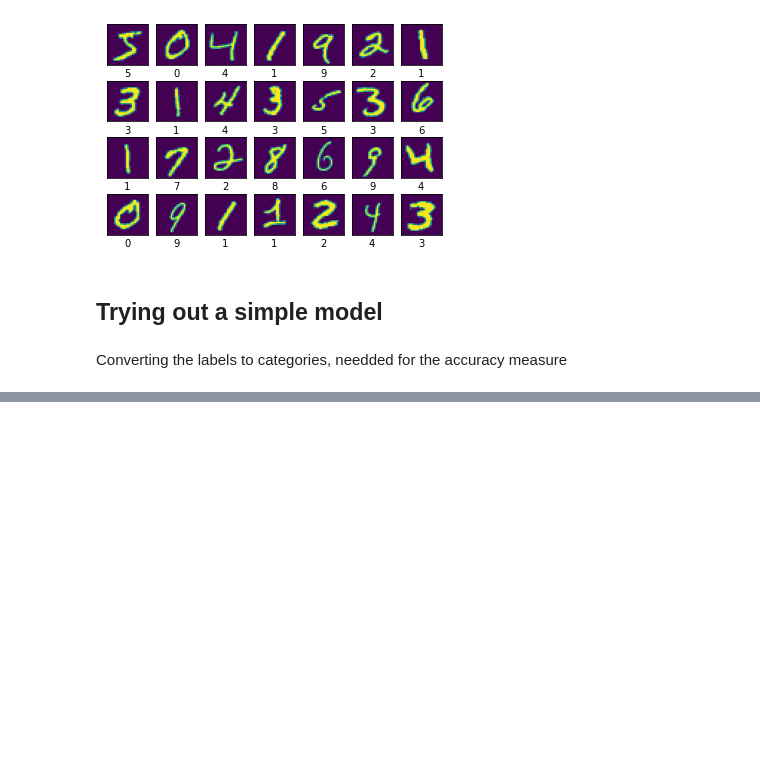
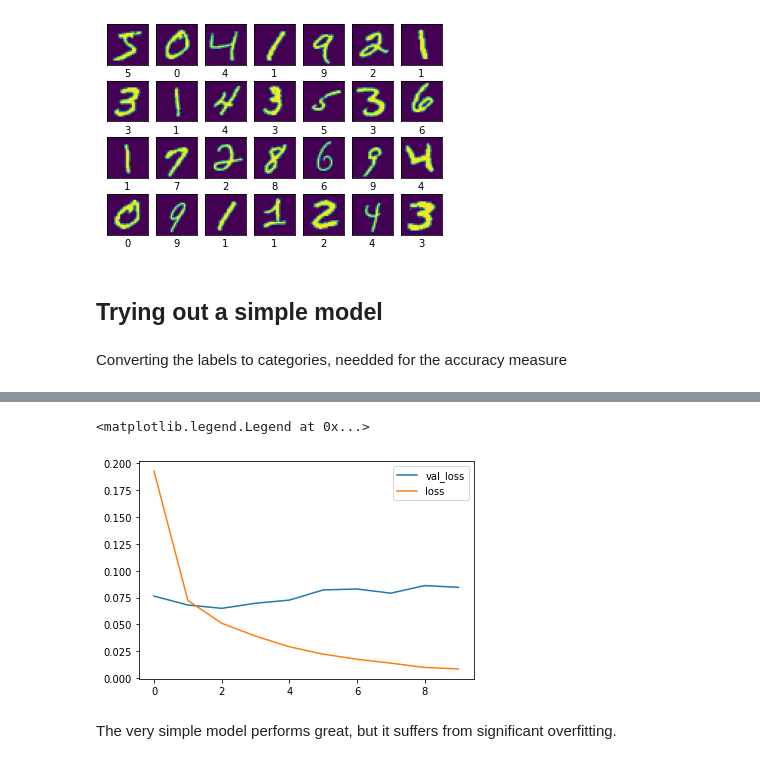
Before and after one commit to NiBa97/mnist-cnn, a Jupyter notebook: main.ipynb, the cells around one changed output, grey strips where cells are left out. Cells and saved outputs as stored; diff of their text form; code cells hidden in the pictures; blank space fills up the shorter version.

```diff
--- a/main.ipynb
+++ b/main.ipynb
@@ -9,7 +11,7 @@ Downloading the data
 # %%
 tf.keras.datasets.mnist.load_data(path="V:\github\mnist-cnn\data\mnist.npz");
 # %%
-(x_train, y_train), (x_test, y_test) = tf.keras.datasets.mnist.load_data()
+(X_train, y_train), (X_test, y_test) = tf.keras.datasets.mnist.load_data()
 # %% [markdown]
 <h2>Displaying the data</h2>
 # %%
@@ -54,0 +35,6 @@ array([[  0,   0,   0,   0,   0,   0,   0,   0,   0,   0,   0,   0,   0,
+# %%
+X_train = X_train.astype("float32") /255
+X_test = X_test.astype("float32") /255
+# %%
+X_train = X_train[..., np.newaxis]
+X_test = X_test[..., np.newaxis]
@@ -56,10 +46,10 @@ array([[  0,   0,   0,   0,   0,   0,   0,   0,   0,   0,   0,   0,   0,
 model = models.Sequential()
 model.add(layers.Conv2D(32, (3,3), activation='relu', input_shape=(28, 28,1)))
 model.add(layers.Flatten())
-model.add(layers.Dense(10))
+model.add(layers.Dense(10, activation="softmax"))
 
-model.compile(optimizer="adam", metrics=["rmse"])
+model.compile(loss="categorical_crossentropy",optimizer="adam", metrics=["accuracy"])
 
-history = model.fit(x_train, y_train, epochs=10, validation_data=(x_test, y_test))
+history = model.fit(X_train, y_train, epochs=10, validation_split=0.1)
 # %% [output]
 Epoch 1/10
@@ -69,0 +82,9 @@ ValueError: in user code:
+# %%
+plt.plot(history.history["val_loss"], label ="val_loss")
+plt.plot(history.history["loss"], label="loss")
+plt.legend()
+# %% [output]
+<matplotlib.legend.Legend at 0x...>
+[figure, added]
+# %% [markdown]
+The very simple model performs great, but it suffers from significant overfitting.
```
Also changed, not shown: parts of 7 cells of this notebook.
